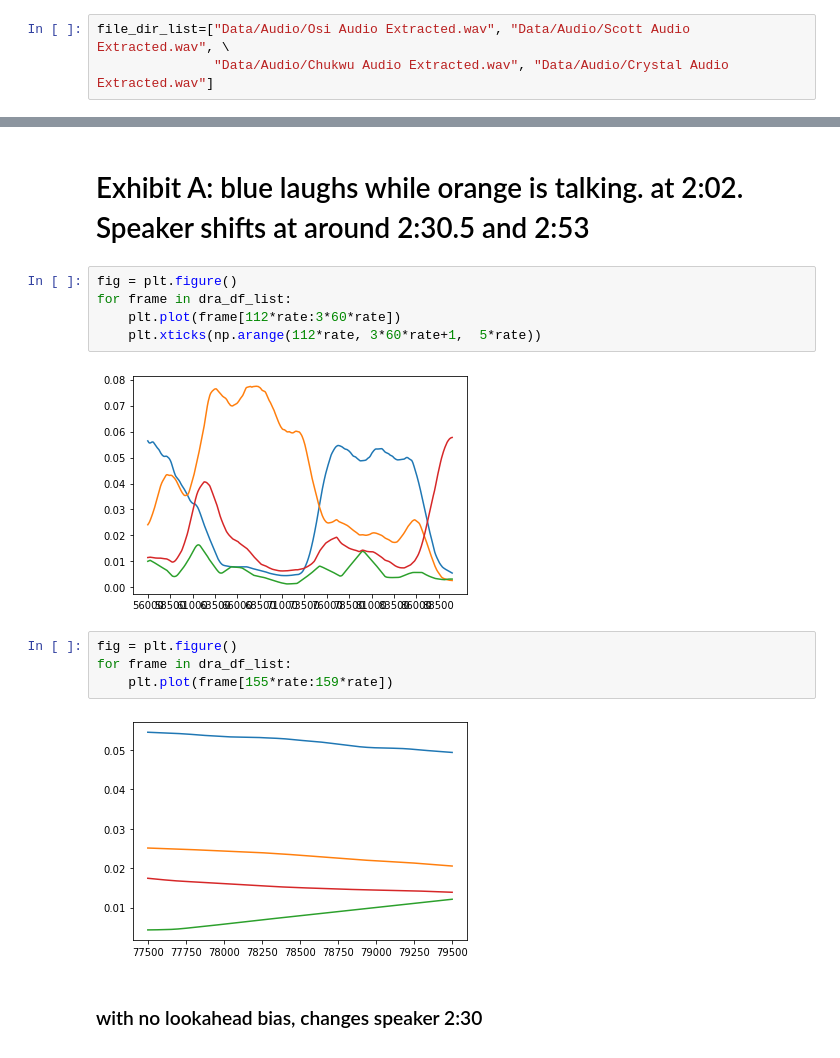
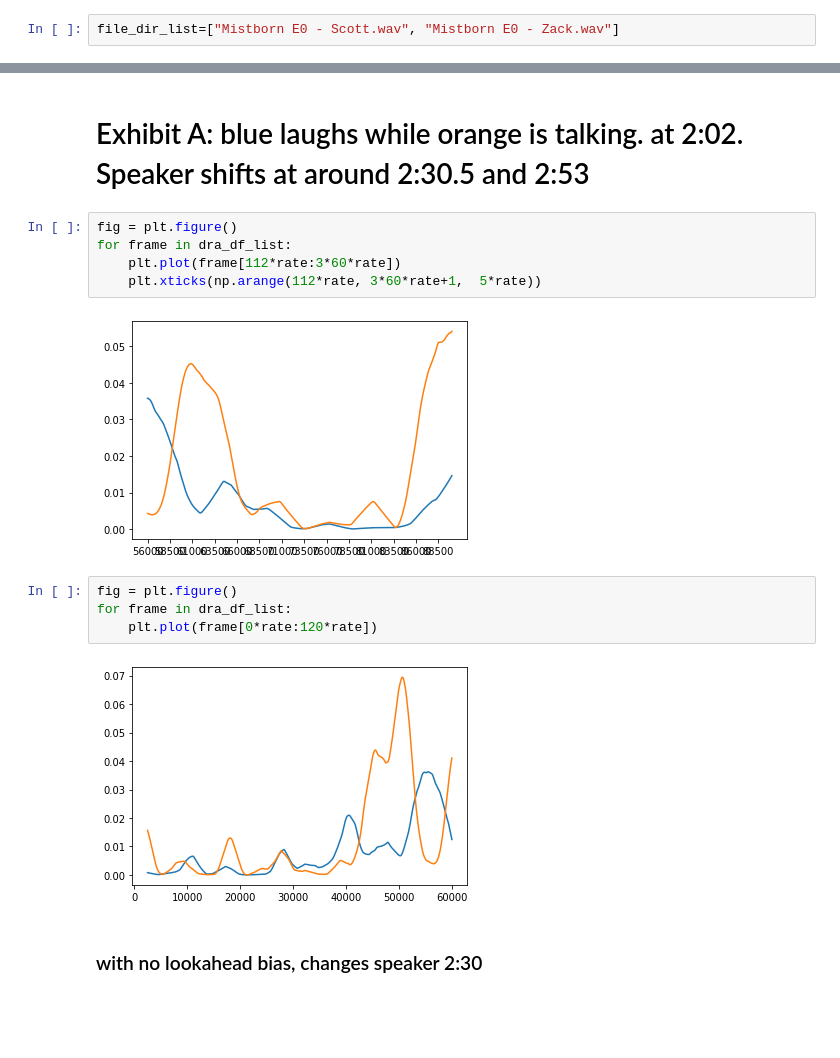
Before and after one commit to hjeffreywang/Automatic_Timeline_setup, a Jupyter notebook: P2_DF_intervalcreationforxml.ipynb, the cells around one changed output, grey strips where cells are left out. Drawn from its saved outputs; the diff is of its cells as text; blank space fills up the shorter version.

```diff
--- a/P2_DF_intervalcreationforxml.ipynb
+++ b/P2_DF_intervalcreationforxml.ipynb
@@ -24,5 +22,4 @@ Failed to establish dbus connection
 #x1 waveform
 #fs sampling rate
 # %%
-file_dir_list=["Data/Audio/Osi Audio Extracted.wav", "Data/Audio/Scott Audio Extracted.wav", \
-               "Data/Audio/Chukwu Audio Extracted.wav", "Data/Audio/Crystal Audio Extracted.wav"]
+file_dir_list=["Mistborn E0 - Scott.wav", "Mistborn E0 - Zack.wav"]
@@ -94,13 +103,13 @@ for frame in dra_df_list:
     plt.plot(frame[112*rate:3*60*rate])
     plt.xticks(np.arange(112*rate, 3*60*rate+1,  5*rate))
 # %% [output]
-[figure, old version]
+[figure, new version]
 # %%
 fig = plt.figure()
 for frame in dra_df_list:
-    plt.plot(frame[155*rate:159*rate])
+    plt.plot(frame[0*rate:120*rate])
 # %% [output]
-[figure, old version]
+[figure, new version]
 # %% [markdown]
 ### with no lookahead bias, changes speaker  2:30
 ![image-3.png](attachment:image-3.png)![image-2.png](attachment:image-2.png
```
Also changed, not shown: parts of 14 cells of this notebook, 2 other files.
